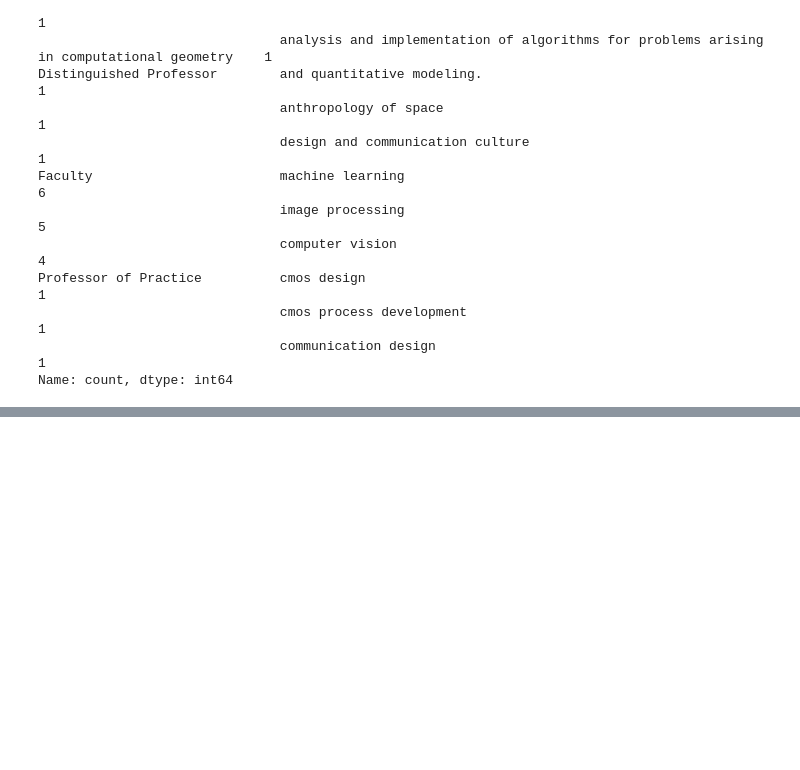
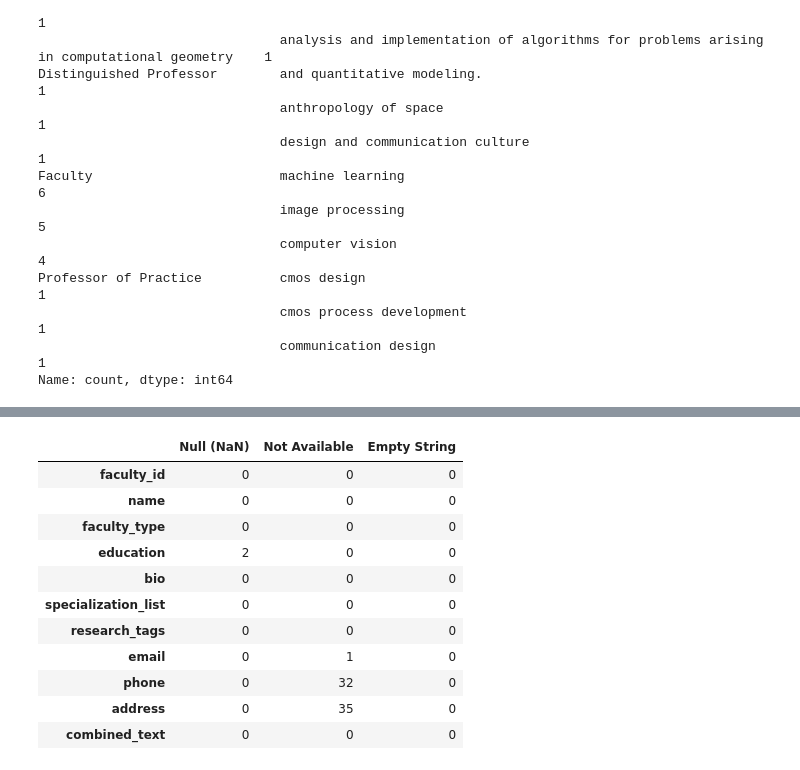
Before and after one commit to divya-mashruwala-30/big-data-engineering-project, a Jupyter notebook: analysis/basic_stats.ipynb, the cells around one changed output, grey strips where cells are left out. Drawn from its saved outputs; the diff is of its cells as text; code cells hidden in the pictures; blank space fills up the shorter version.

```diff
--- a/analysis/basic_stats.ipynb
+++ b/analysis/basic_stats.ipynb
@@ -154,0 +150,26 @@ theoretical physics            2
+# %%
+def column_missing_stats(column):
+    return {
+        "Null (NaN)": df[column].isnull().sum(),
+        "Not Available": (df[column] == "Not Available").sum() if df[column].dtype == "object" else 0,
+        "Empty String": (df[column] == "").sum() if df[column].dtype == "object" else 0
+    }
+
+missing_stats = pd.DataFrame({
+    col: column_missing_stats(col) for col in df.columns
+}).T
+
+missing_stats
+# %% [output]
+|  | Null (NaN) | Not Available | Empty String |
+| faculty_id | 0 | 0 | 0 |
+| name | 0 | 0 | 0 |
+| faculty_type | 0 | 0 | 0 |
+| education | 2 | 0 | 0 |
+| bio | 0 | 0 | 0 |
+| specialization_list | 0 | 0 | 0 |
+| research_tags | 0 | 0 | 0 |
+| email | 0 | 1 | 0 |
+| phone | 0 | 32 | 0 |
+| address | 0 | 35 | 0 |
+| combined_text | 0 | 0 | 0 |
```
Also changed, not shown: parts of 3 cells of this notebook.
